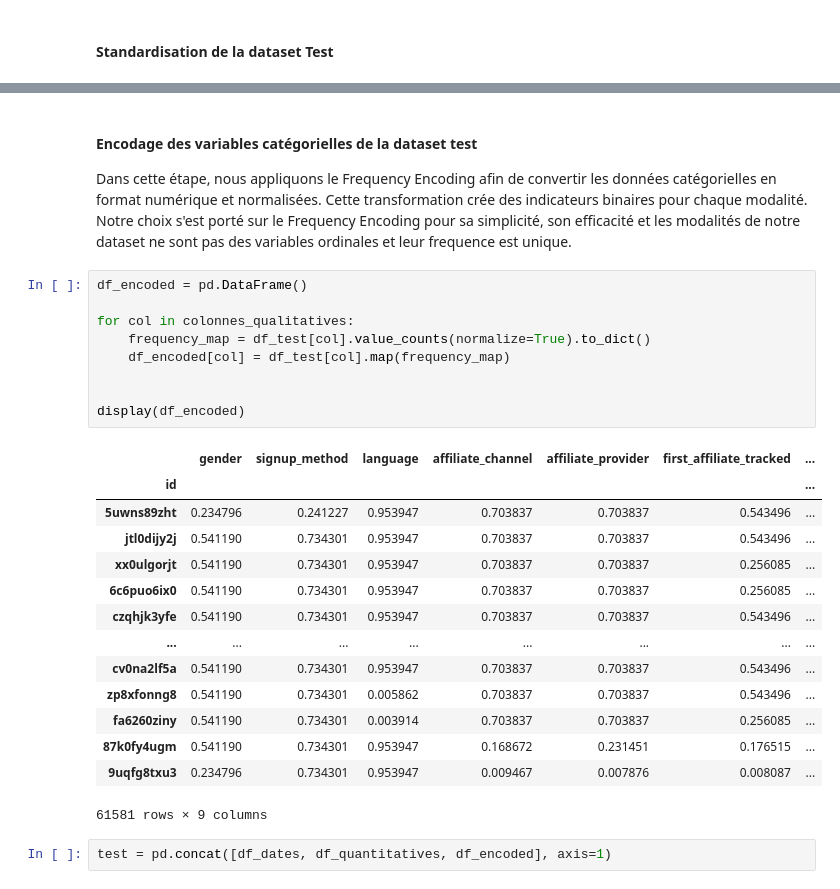
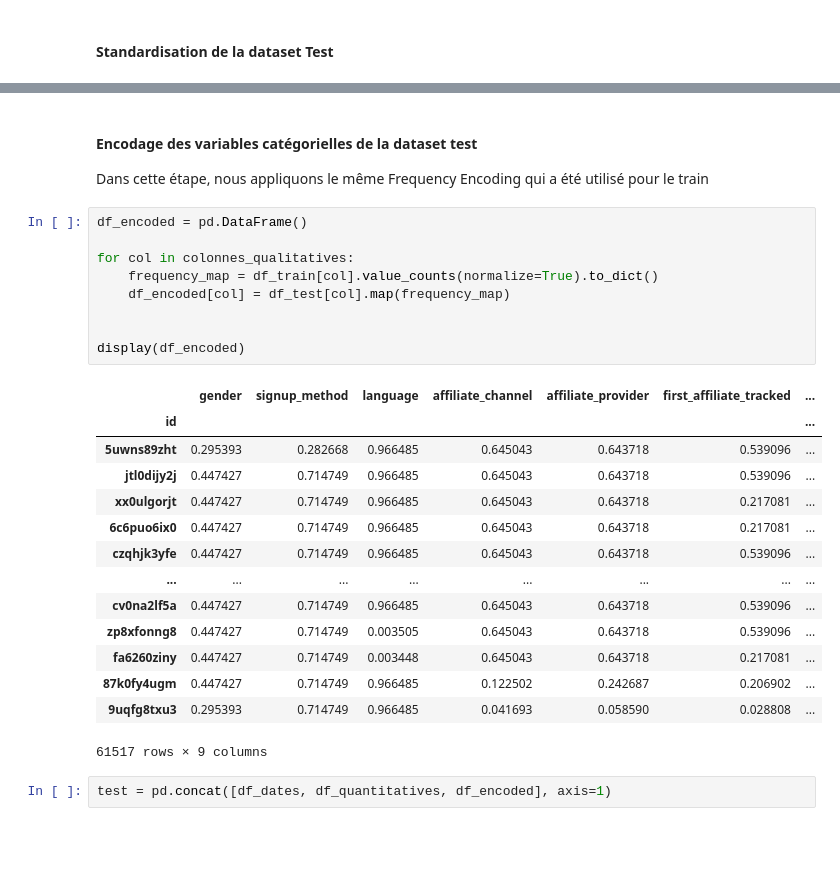
Before and after one commit to fayeboua/tp-a56, a Jupyter notebook: A56_TP-EDA_Transformation merged.ipynb, the cells around one changed output, grey strips where cells are left out. Cells and saved outputs as stored; diff of their text form; blank space fills up the shorter version.

```diff
--- a/A56_TP-EDA_Transformation merged.ipynb
+++ b/A56_TP-EDA_Transformation merged.ipynb
@@ -975,32 +975,31 @@ display(df_dates)
-# %% [markdown]
-#### Encodage des variables catégorielles de la dataset test
-
-Dans cette étape, nous appliquons le Frequency Encoding afin de convertir les données catégorielles en format numérique et normalisées. Cette transformation crée des indicateurs binaires pour chaque modalité.
-Notre choix s'est porté sur le Frequency Encoding pour sa simplicité, son efficacité et les modalités de notre dataset ne sont pas des variables ordinales et leur frequence est unique.
+# %% [markdown]
+#### Encodage des variables catégorielles de la dataset test
+
+Dans cette étape, nous appliquons le même Frequency Encoding qui a été utilisé pour le train
 # %%
 df_encoded = pd.DataFrame()
 
 for col in colonnes_qualitatives:
-    frequency_map = df_test[col].value_counts(normalize=True).to_dict()
+    frequency_map = df_train[col].value_counts(normalize=True).to_dict()
     df_encoded[col] = df_test[col].map(frequency_map)
 
 
 display(df_encoded)
 # %% [output]
 |  | gender | signup_method | language | affiliate_channel | affiliate_provider | first_affiliate_tracked | ... |
 | id |  |  |  |  |  |  | ... |
-| 5uwns89zht | 0.234796 | 0.241227 | 0.953947 | 0.703837 | 0.703837 | 0.543496 | ... |
-| jtl0dijy2j | 0.541190 | 0.734301 | 0.953947 | 0.703837 | 0.703837 | 0.543496 | ... |
-| xx0ulgorjt | 0.541190 | 0.734301 | 0.953947 | 0.703837 | 0.703837 | 0.256085 | ... |
-| 6c6puo6ix0 | 0.541190 | 0.734301 | 0.953947 | 0.703837 | 0.703837 | 0.256085 | ... |
-| czqhjk3yfe | 0.541190 | 0.734301 | 0.953947 | 0.703837 | 0.703837 | 0.543496 | ... |
+| 5uwns89zht | 0.295393 | 0.282668 | 0.966485 | 0.645043 | 0.643718 | 0.539096 | ... |
+| jtl0dijy2j | 0.447427 | 0.714749 | 0.966485 | 0.645043 | 0.643718 | 0.539096 | ... |
+| xx0ulgorjt | 0.447427 | 0.714749 | 0.966485 | 0.645043 | 0.643718 | 0.217081 | ... |
+| 6c6puo6ix0 | 0.447427 | 0.714749 | 0.966485 | 0.645043 | 0.643718 | 0.217081 | ... |
+| czqhjk3yfe | 0.447427 | 0.714749 | 0.966485 | 0.645043 | 0.643718 | 0.539096 | ... |
 | ... | ... | ... | ... | ... | ... | ... | ... |
-| cv0na2lf5a | 0.541190 | 0.734301 | 0.953947 | 0.703837 | 0.703837 | 0.543496 | ... |
-| zp8xfonng8 | 0.541190 | 0.734301 | 0.005862 | 0.703837 | 0.703837 | 0.543496 | ... |
-| fa6260ziny | 0.541190 | 0.734301 | 0.003914 | 0.703837 | 0.703837 | 0.256085 | ... |
-| 87k0fy4ugm | 0.541190 | 0.734301 | 0.953947 | 0.168672 | 0.231451 | 0.176515 | ... |
-| 9uqfg8txu3 | 0.234796 | 0.734301 | 0.953947 | 0.009467 | 0.007876 | 0.008087 | ... |
+| cv0na2lf5a | 0.447427 | 0.714749 | 0.966485 | 0.645043 | 0.643718 | 0.539096 | ... |
+| zp8xfonng8 | 0.447427 | 0.714749 | 0.003505 | 0.645043 | 0.643718 | 0.539096 | ... |
+| fa6260ziny | 0.447427 | 0.714749 | 0.003448 | 0.645043 | 0.643718 | 0.217081 | ... |
+| 87k0fy4ugm | 0.447427 | 0.714749 | 0.966485 | 0.122502 | 0.242687 | 0.206902 | ... |
+| 9uqfg8txu3 | 0.295393 | 0.714749 | 0.966485 | 0.041693 | 0.058590 | 0.028808 | ... |
-61581 rows × 9 columns
+61517 rows × 9 columns
 # %%
 test = pd.concat([df_dates, df_quantitatives, df_encoded], axis=1)
 # %%
```
Also changed, not shown: parts of 18 cells of this notebook, 3 other files.
